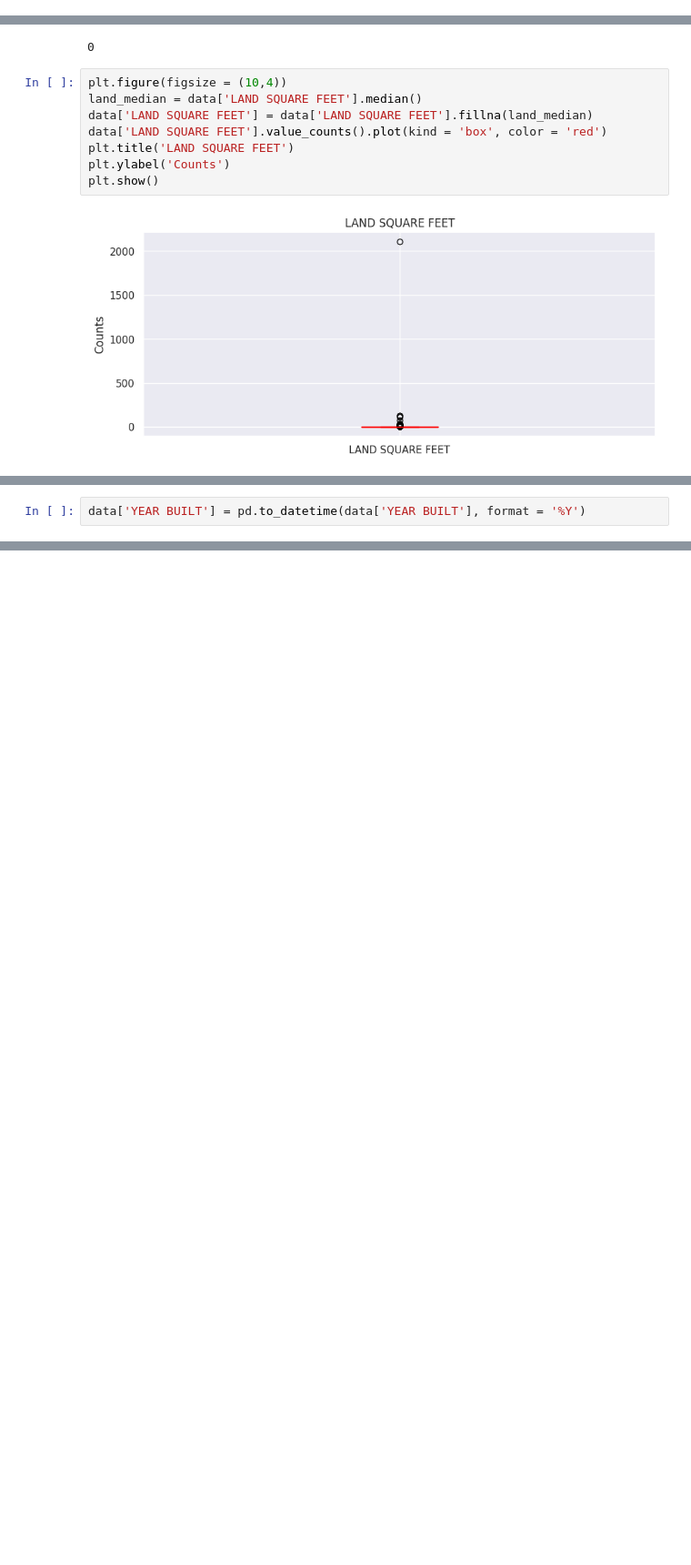
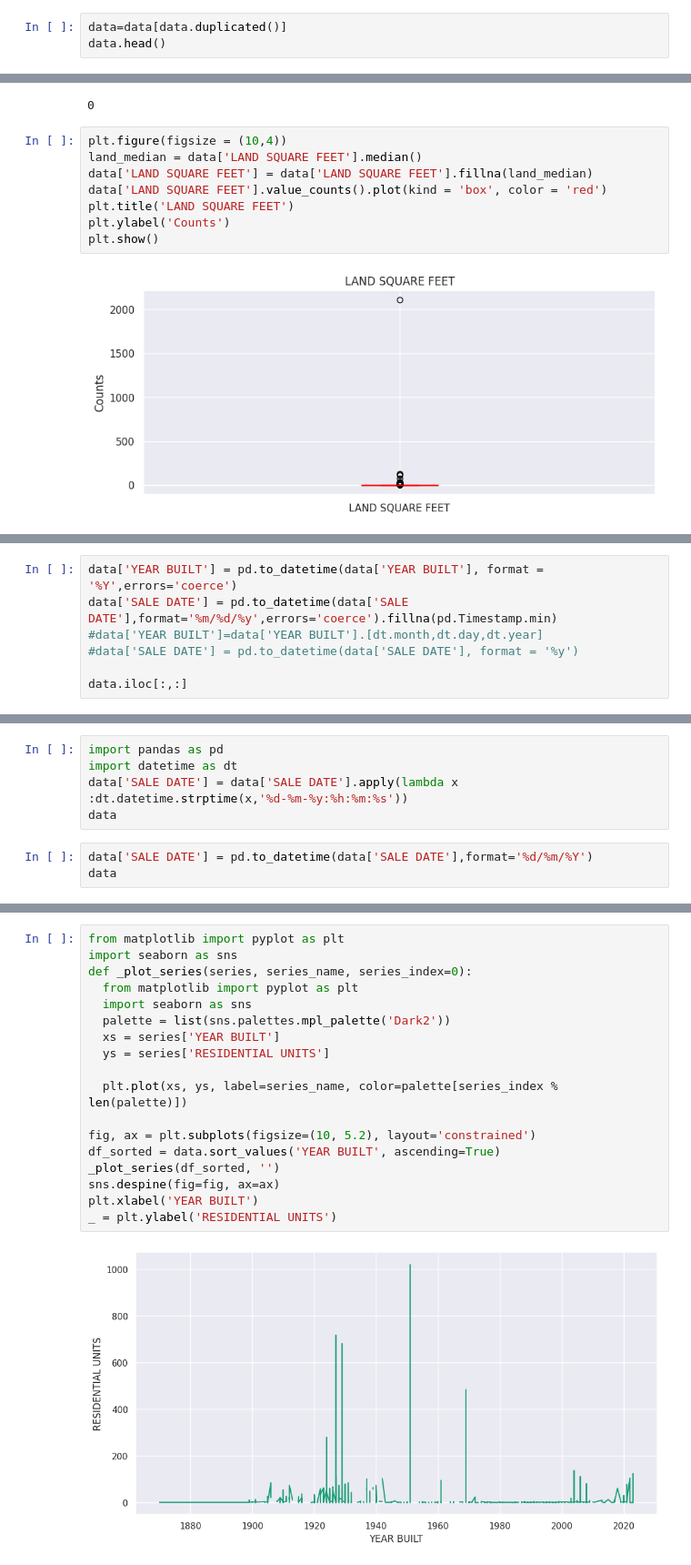
Before and after one commit to chonginbilly/Moringa_DS, a Jupyter notebook: Data_Cleaning_Group_Asssignment.ipynb, the cells around one changed output, grey strips where cells are left out. Shown: that part at 91% size. Drawn from its saved outputs; the diff is of its cells as text; blank space fills up the shorter version.

```diff
--- a/Data_Cleaning_Group_Asssignment.ipynb
+++ b/Data_Cleaning_Group_Asssignment.ipynb
@@ -23,0 +31,3 @@ FileNotFoundError: [Errno 2] No such file or directory: '/rollingsales_bronx.xls
+# %%
+data=data[data.duplicated()]
+data.head()
@@ -208,0 +267,7 @@ plt.show()
+# %%
+data['YEAR BUILT'] = pd.to_datetime(data['YEAR BUILT'], format = '%Y',errors='coerce')
+data['SALE DATE'] = pd.to_datetime(data['SALE DATE'],format='%m/%d/%y',errors='coerce').fillna(pd.Timestamp.min)
+#data['YEAR BUILT']=data['YEAR BUILT'].[dt.month,dt.day,dt.year]
+#data['SALE DATE'] = pd.to_datetime(data['SALE DATE'], format = '%y')
+
+data.iloc[:,:]
@@ -209,2 +276,8 @@ plt.show()
+# %%
+import pandas as pd
+import datetime as dt
+data['SALE DATE'] = data['SALE DATE'].apply(lambda x :dt.datetime.strptime(x,'%d-%m-%y:%h:%m:%s'))
+data
 # %%
-data['YEAR BUILT'] = pd.to_datetime(data['YEAR BUILT'], format = '%Y')
+data['SALE DATE'] = pd.to_datetime(data['SALE DATE'],format='%d/%m/%Y')
+data
@@ -214,0 +318,20 @@ Timedelta('28265 days 16:36:39.440223744')
+# %%
+from matplotlib import pyplot as plt
+import seaborn as sns
+def _plot_series(series, series_name, series_index=0):
+  from matplotlib import pyplot as plt
+  import seaborn as sns
+  palette = list(sns.palettes.mpl_palette('Dark2'))
+  xs = series['YEAR BUILT']
+  ys = series['RESIDENTIAL UNITS']
+
+  plt.plot(xs, ys, label=series_name, color=palette[series_index % len(palette)])
+
+fig, ax = plt.subplots(figsize=(10, 5.2), layout='constrained')
+df_sorted = data.sort_values('YEAR BUILT', ascending=True)
+_plot_series(df_sorted, '')
+sns.despine(fig=fig, ax=ax)
+plt.xlabel('YEAR BUILT')
+_ = plt.ylabel('RESIDENTIAL UNITS')
+# %% [output]
+[figure, added]
```
Also changed, not shown: parts of 20 cells of this notebook.
